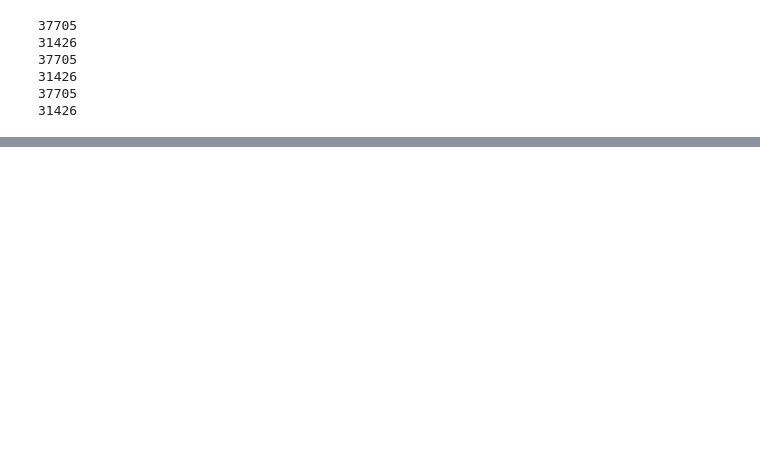
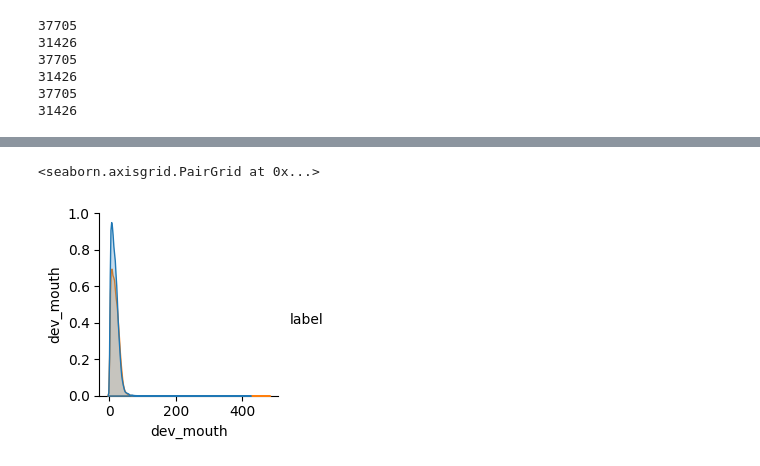
Before and after one commit to CEPIbN/Machine-Learning, a Jupyter notebook: mediapipe-notebooks/calculate_avg_dev.ipynb, the cells around one changed output, grey strips where cells are left out. Cells and saved outputs as stored; diff of their text form; code cells hidden in the pictures; blank space fills up the shorter version.

```diff
--- a/mediapipe-notebooks/calculate_avg_dev.ipynb
+++ b/mediapipe-notebooks/calculate_avg_dev.ipynb
@@ -239,0 +432,5 @@ print(f"Среднее отклонение бровей для feeling: {sum(f_
+# %%
+sns.pairplot(df_mouth, hue='label')
+# %% [output]
+<seaborn.axisgrid.PairGrid at 0x...>
+[figure, added]
```
Also changed, not shown: parts of 23 cells of this notebook, 1 other file.
